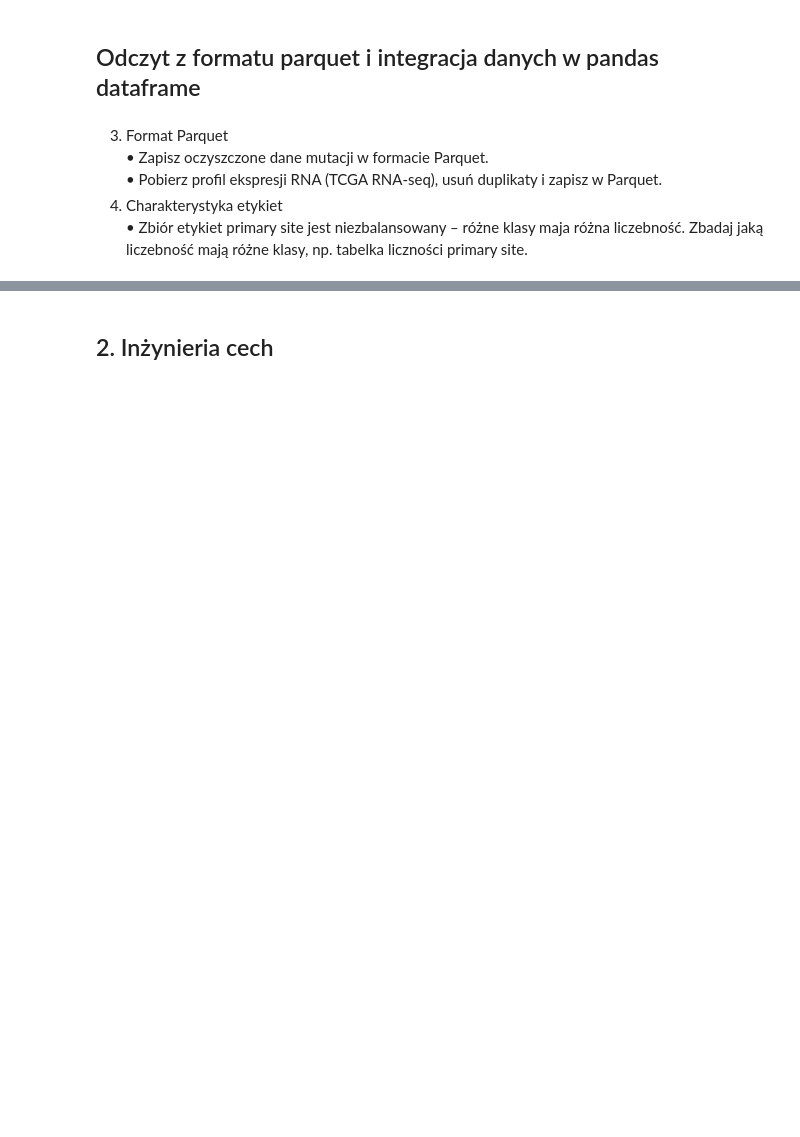
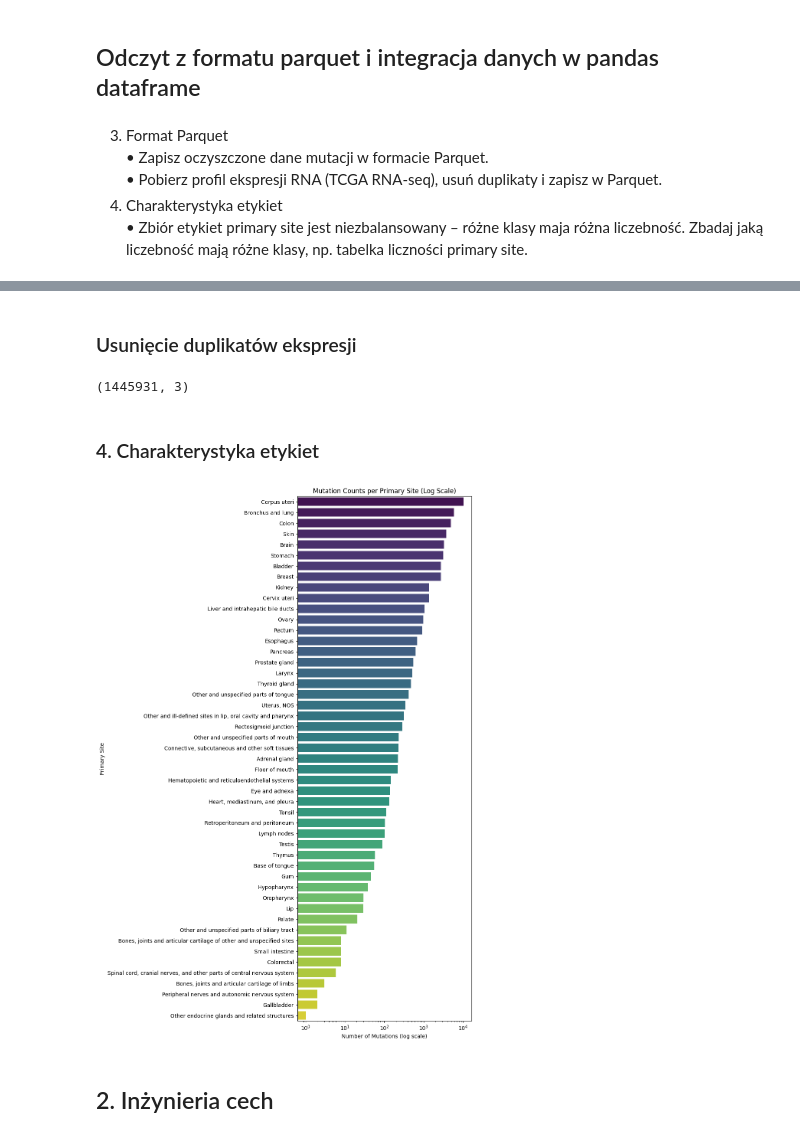
Before and after one commit to Karikolo/SysBiol_Multiomics_Proj_5, a Jupyter notebook: biolsys-project-5.ipynb, the cells around one changed output, grey strips where cells are left out. Saved outputs shown, nothing was run; the diff lists cells and outputs as text; code cells hidden in the pictures; blank space fills up the shorter version.

```diff
--- a/biolsys-project-5.ipynb
+++ b/biolsys-project-5.ipynb
@@ -12,5 +12,5 @@ From BiolSys - zajęcia:
 import pandas as pd
 
 oncokb_df = pd.read_csv('/kaggle/input/oncokb-cancer-gene-list/cancerGeneList.tsv', sep="\t")
-oncokb_df
+oncokb_df = oncokb_df[oncokb_df['Vogelstein']=='Yes']
 genes_list = oncokb_df['Hugo Symbol']
@@ -38,6 +42,6 @@ Hugo_Symbol IN
 """
 query = query + genes_list_str + ";"
 query_job = client.query(query)
-df = query_job.to_dataframe()
+df_mut = query_job.to_dataframe()
 # %% [output]
 Using Kaggle's public dataset BigQuery integration.
@@ -59,0 +79,3 @@ df
+# %%
+df_mut.drop_duplicates(inplace=True)
+df_mut.shape
@@ -59,0 +84,3 @@ df
+# %%
+df_mut.dropna(subset=["Hugo_Symbol", "case_barcode", "primary_site"], inplace=True)
+df_mut.shape
@@ -77,0 +137,9 @@ liczebność. Zbadaj jaką liczebność mają różne klasy, np. tabelka liczno
+# %% [markdown]
+### Usunięcie duplikatów ekspresji
+# %%
+# Remove duplicates and NAs
+df_expr.drop_duplicates(inplace=True)
+df_expr.dropna(inplace=True)
+df_expr.shape
+# %% [output]
+(1445931, 3)
@@ -78,3 +153,39 @@ liczebność. Zbadaj jaką liczebność mają różne klasy, np. tabelka liczno
+# %% [markdown]
+### 4. Charakterystyka etykiet
+# %%
+import pandas as pd
+import seaborn as sns
+import matplotlib.pyplot as plt
+
+# Count occurrences
+counts = df_mut["primary_site"].value_counts()
+
+# Convert counts Series to DataFrame
+df_counts = counts.reset_index()
+df_counts.columns = ["primary_site", "mutations"]
+
+# Set figure size (scale with number of entries)
+plt.figure(figsize=(10, len(df_counts) * 0.3))
+
+# Create horizontal bar plot
+sns.barplot(
+    data=df_counts,
+    x="mutations",
+    y="primary_site",
+    palette="viridis"
+)
+
+# Set x-axis to log scale
+plt.xscale("log")
+
+# Labels and layout
+plt.title("Mutation Counts per Primary Site (Log Scale)")
+plt.xlabel("Number of Mutations (log scale)")
+plt.ylabel("Primary Site")
+plt.tight_layout()
+plt.show()
+# %% [output]
+[figure, added]
 # %% [markdown]
 ## 2. Inżynieria cech
 # %%
```
Also changed, not shown: parts of 71 cells of this notebook.
